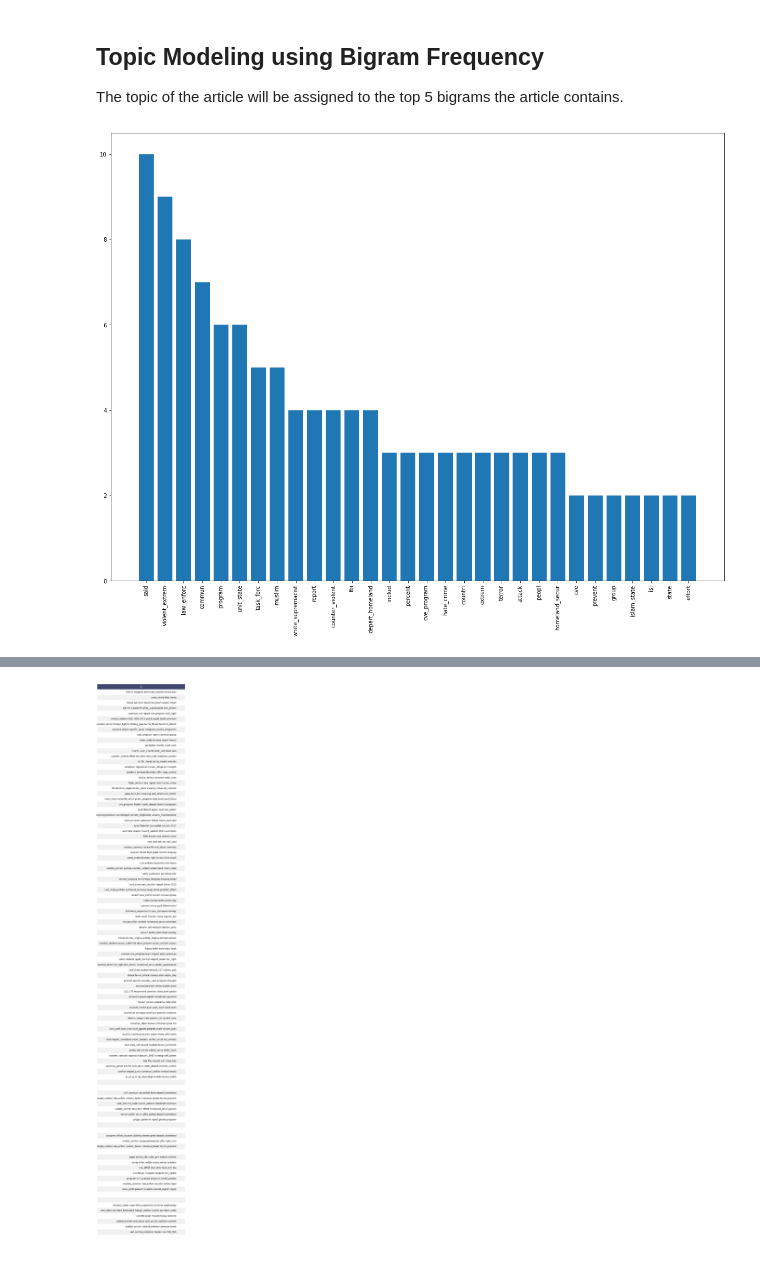
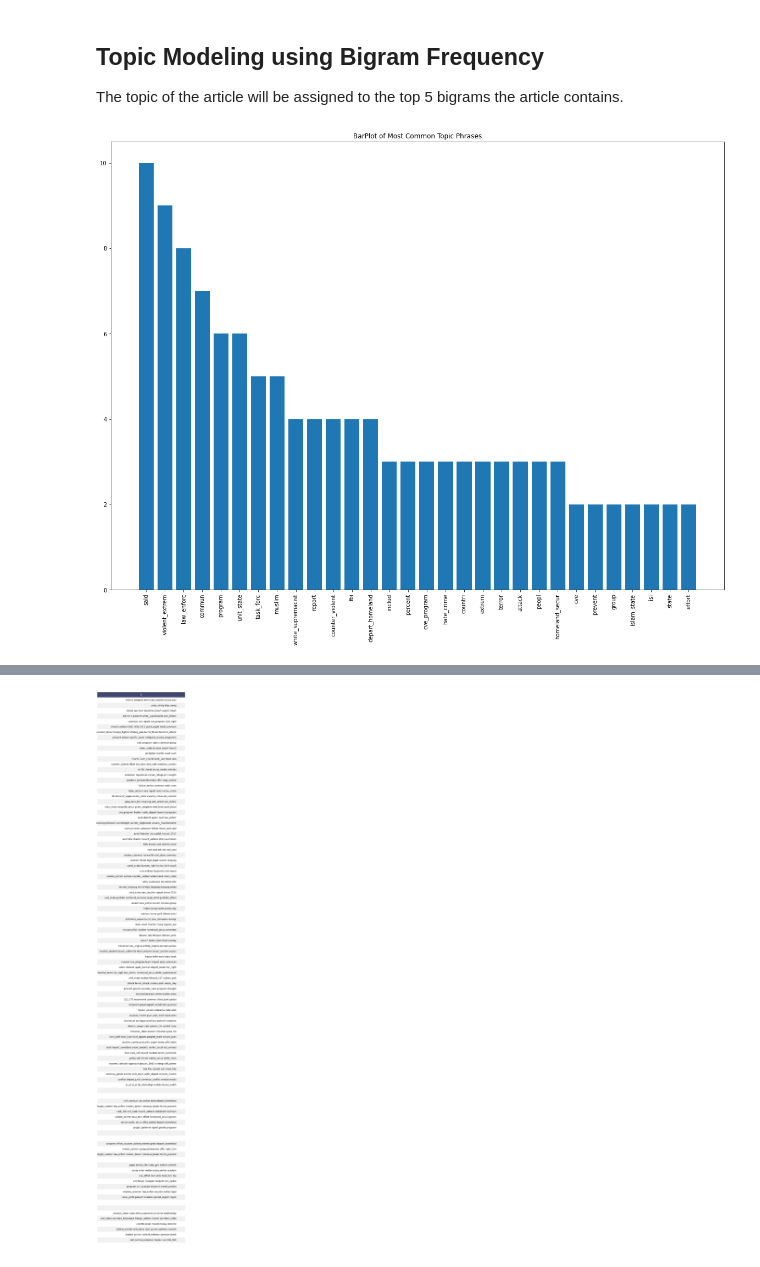
Before and after one commit to jennettageorge/UnsupervisedTopicModeling, a Jupyter notebook: Topic-Modeling.ipynb, the cells around one changed output, grey strips where cells are left out. Cells and saved outputs as stored; diff of their text form; code cells hidden in the pictures.

Commit message:
fixed image

```diff
--- a/Topic-Modeling.ipynb
+++ b/Topic-Modeling.ipynb
@@ -227,9 +227,9 @@ sorted_topic_words.remove(('', 8))
 # %%
 to_plt = dict(sorted_topic_words[:30])
 plt.figure(figsize=(20,15))
 plt.bar(range(len(to_plt)), list(to_plt.values()), align='center')
 plt.xticks(range(len(to_plt)), list(to_plt.keys()), rotation='vertical')
-
+plt.title('BarPlot of Most Common Topic Phrases')
 plt.show()
 # %% [output]
-[figure, old version]
+[figure, new version]
```
Also changed, not shown: parts of 2 cells of this notebook, 1 other file.
